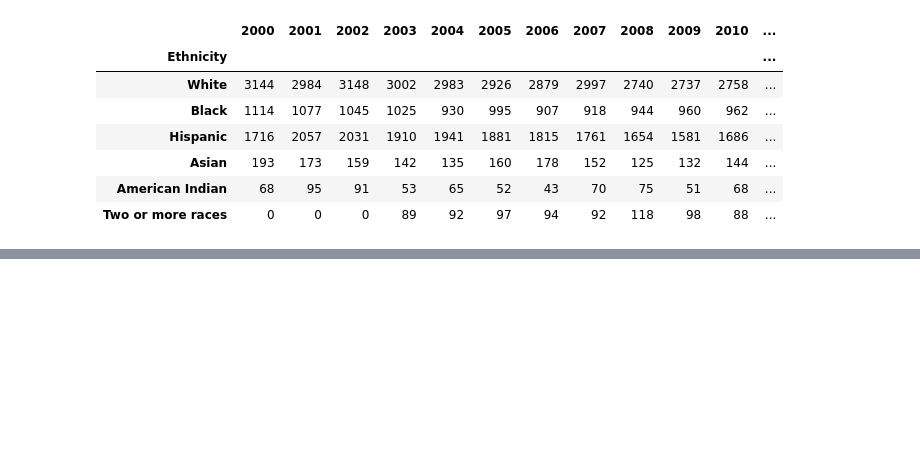
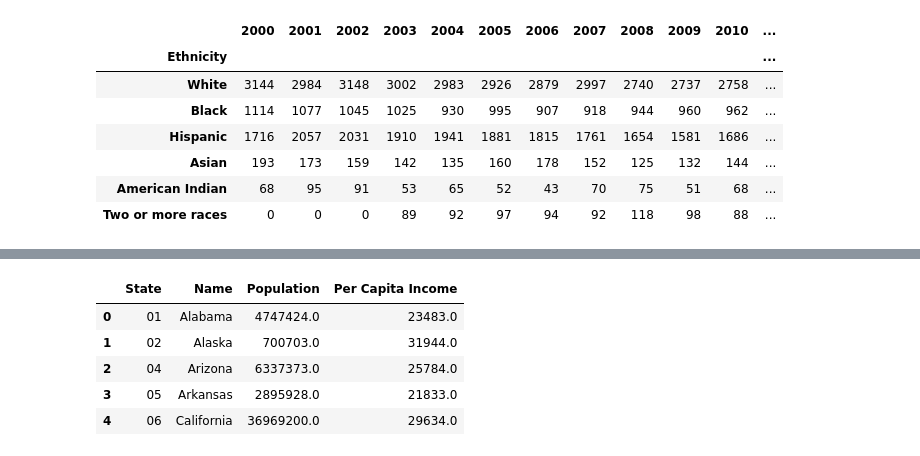
Before and after one commit to hannahduncan/bullying-in-america, a Jupyter notebook: NationalStats.ipynb, the cells around one changed output, grey strips where cells are left out. Cells and saved outputs as stored; diff of their text form; code cells hidden in the pictures; blank space fills up the shorter version.

```diff
--- a/NationalStats.ipynb
+++ b/NationalStats.ipynb
@@ -159,0 +236,32 @@ plt.show()
+# %%
+#2011 Pull
+census_data11 = e.acs5.get(("NAME", "B19013_001E", "B01003_001E", "B01002_001E",
+                          "B19301_001E",
+                          "B17001_002E",
+                          "B23025_005E"), {'for': 'state:*'})
+
+# Convert to DataFrame
+census11_pd = pd.DataFrame(census_data11)
+
+# Column Reordering
+census11_pd = census11_pd.rename(columns={"B01003_001E": "Population",
+                                      #"B01002_001E": "Median Age",
+                                      #"B19013_001E": "Household Income",
+                                      "B19301_001E": "Per Capita Income",
+                                      #"B17001_002E": "Poverty Count",
+                                      #"B23025_005E": "Unemployment Count",
+                                      "NAME": "Name", "state": "State"})
+
+
+# Final DataFrame
+census11_pd = census11_pd[["State", "Name", "Population",
+                       "Per Capita Income"]]
+
+census11_pd.head()
+# %% [output]
+|  | State | Name | Population | Per Capita Income |
+| 0 | 01 | Alabama | 4747424.0 | 23483.0 |
+| 1 | 02 | Alaska | 700703.0 | 31944.0 |
+| 2 | 04 | Arizona | 6337373.0 | 25784.0 |
+| 3 | 05 | Arkansas | 2895928.0 | 21833.0 |
+| 4 | 06 | California | 36969200.0 | 29634.0 |
```
Also changed, not shown: parts of 8 cells of this notebook, 6 other files.
